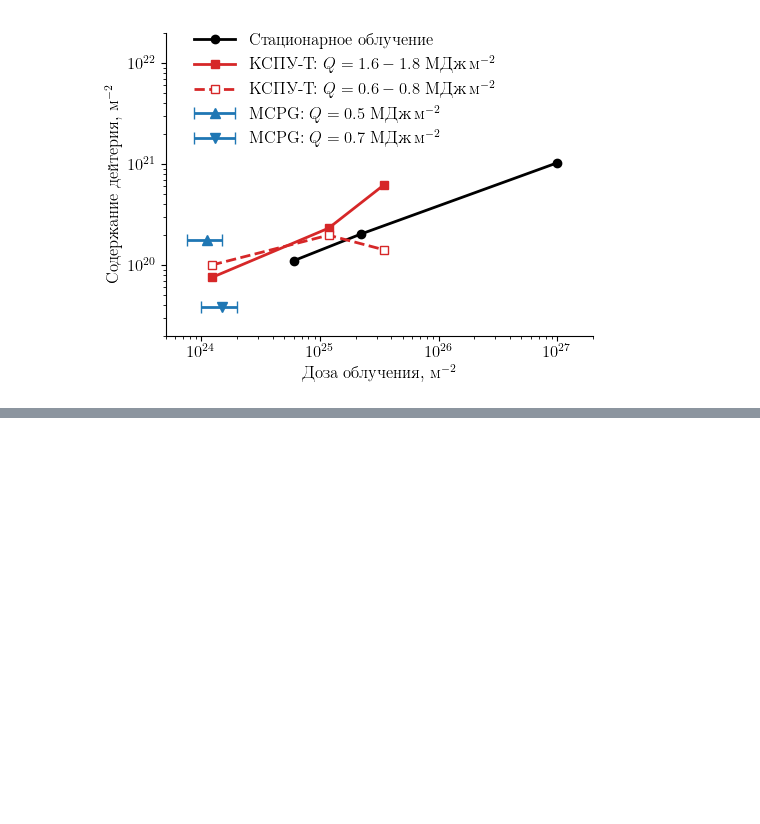
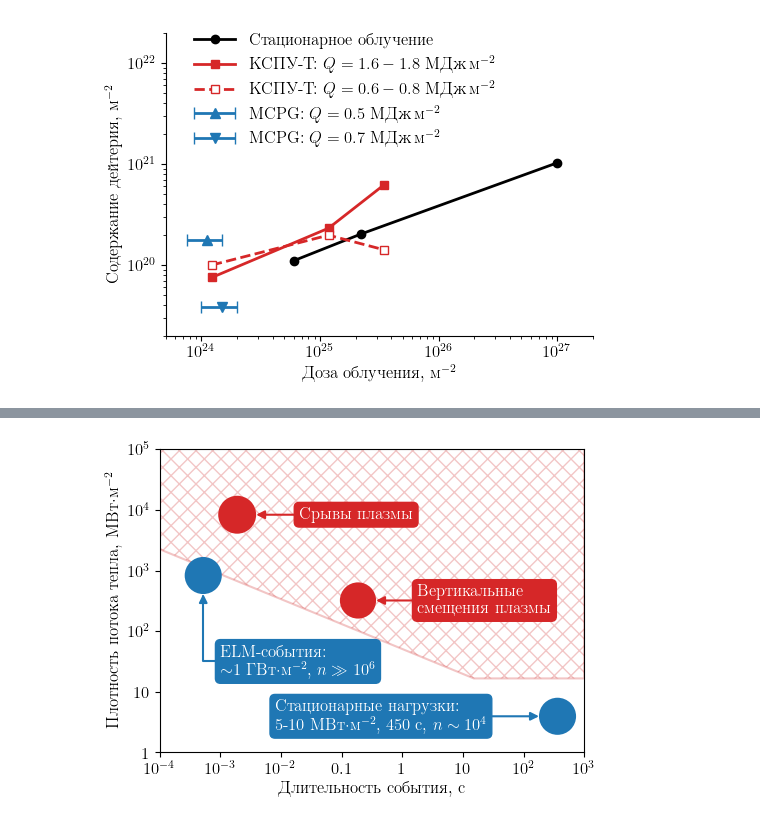
Before and after one commit to KulaginVladimir/PhD, a Jupyter notebook: Scripts/Chapter_1/Figures.ipynb, the cells around one changed output, grey strips where cells are left out. Cells and saved outputs as stored; diff of their text form; code cells hidden in the pictures; blank space fills up the shorter version.

Commit message:
upd charact and images for intro

```diff
--- a/Scripts/Chapter_1/Figures.ipynb
+++ b/Scripts/Chapter_1/Figures.ipynb
@@ -835,0 +838,79 @@ plt.show()
+# %%
+import matplotlib.patches
+
+fig, ax = plt.subplots(figsize=(140 * mm2inch, 100 * mm2inch))
+
+blue_c = "tab:blue"
+red_c = "tab:red"
+
+0; 3,3538461538461544
+5,186567164179104; 1,2216417910447754
+6,9402985074626855; 1,2312284730195167
+
+ax.fill_between(x=[0,5.18,7], y1 = [3.35, 1.22, 1.22], y2 = [10, 10, 10], fc="w", ec=(0.8, 0.1, 0.1, 0.25), zorder=-1, hatch="xx", lw=1.5, alpha=0.25)
+
+c_disr = matplotlib.patches.Circle((1.2761, 3.92), 1.589-1.2761, facecolor=red_c)
+c_ELM = matplotlib.patches.Circle((0.7164, 2.9176), 1.02238-0.7164, facecolor=blue_c)
+c_VDE = matplotlib.patches.Circle((3.2686, 2.5056), 3.5671-3.2686, facecolor=red_c)
+c_stat = matplotlib.patches.Circle((6.5597, 0.5956), 6.8656-6.5597, facecolor=blue_c)
+
+ax.add_patch(c_disr)
+ax.add_patch(c_ELM)
+ax.add_patch(c_VDE)
+ax.add_patch(c_stat)
+
+ax.annotate(
+    text="Срывы плазмы",
+    xy=(1.589, 3.92),
+    xytext=(2.3, 3.92),
+    va="center",
+    arrowprops=dict(arrowstyle="-|>", color=red_c, lw=1.5, shrinkA=0, shrinkB=0),
+    bbox=dict(boxstyle="round", fc=red_c, ec=red_c),
+    color="w",
+)
+
+ax.annotate(
+    text="Вертикальные \nсмещения плазмы",
+    xy=(3.5671, 2.5056),
+    xytext=(4.25, 2.5056),
+    va="center",
+    arrowprops=dict(arrowstyle="-|>", color=red_c, lw=1.5, shrinkA=0, shrinkB=0),
+    bbox=dict(boxstyle="round", fc=red_c, ec=red_c),
+    color="w",
+)
+
+ax.annotate(
+    text="ELM-события: \n"+r"$\sim$1 ГВт$\cdot$м$^{-2}$, $n\gg10^{6}$",
+    xy=(0.7164, 2.9176-(1.02238-0.7164)),
+    xytext=(1, 1.5),
+    va="center",
+    arrowprops=dict(arrowstyle="-|>", color=blue_c, lw=1.5, shrinkA=0, shrinkB=0, connectionstyle="angle,angleA=180,angleB=90"),
+    bbox=dict(boxstyle="round", fc=blue_c, ec=blue_c),
+    color="w",
+)
+
+ax.annotate(
+    text="Стационарные нагрузки:\n"+r"5-10 МВт$\cdot$м$^{-2}$, 450 с, $n\sim10^4$",
+    xy=(6.5597-(6.8656-6.5597), 0.5956),
+    xytext=(1.9, 0.5956),
+    va="center",
+    arrowprops=dict(arrowstyle="-|>", color=blue_c, lw=1.5, shrinkA=0, shrinkB=0),
+    bbox=dict(boxstyle="round", fc=blue_c, ec=blue_c),
+    color="w",
+)
+
+ax.set_xlim(0, 7)
+ax.set_ylim(0, 5)
+ax.set_xticks([i for i in range(8)])
+ax.set_xticklabels([r"$10^{-4}$", r"$10^{-3}$", r"$10^{-2}$", r"0.1", r"1", r"10", r"$10^{2}$", r"$10^{3}$"])
+ax.set_yticks([i for i in range(6)])
+ax.set_yticklabels([ r"1", r"10", r"$10^{2}$", r"$10^{3}$", r"$10^{4}$", r"$10^{5}$"])
+ax.set_aspect('equal')
+ax.spines[["top", "right"]].set_visible(True)
+ax.set_ylabel(r"Плотность потока тепла, МВт$\cdot$м$^{-2}$")
+ax.set_xlabel("Длительность события, с")
+
+plt.savefig("../../Thesis/images/heat_loads_diagram.pdf", bbox_inches="tight", pad_inches=0.02)
+plt.show()
+# %% [output]
+[figure, added]
```
Also changed, not shown: parts of 3 cells of this notebook, 9 other files.
